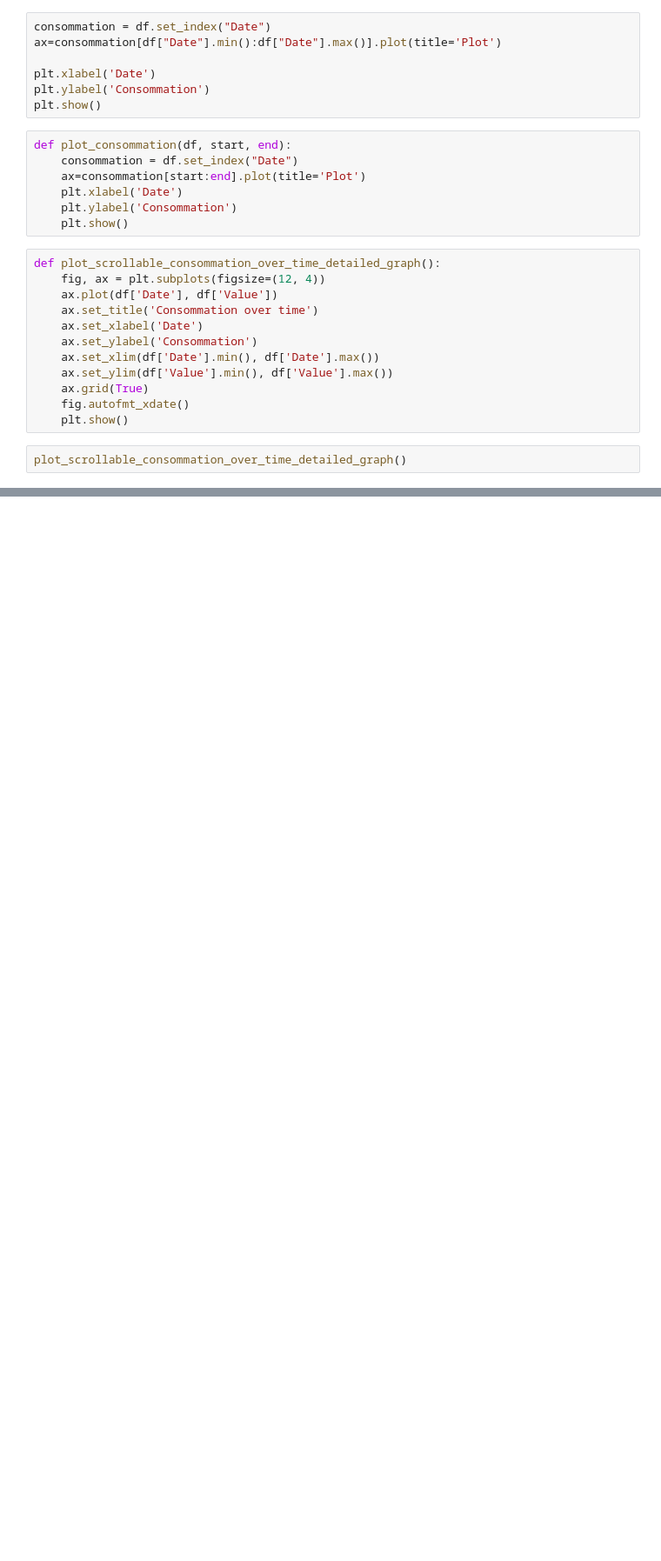
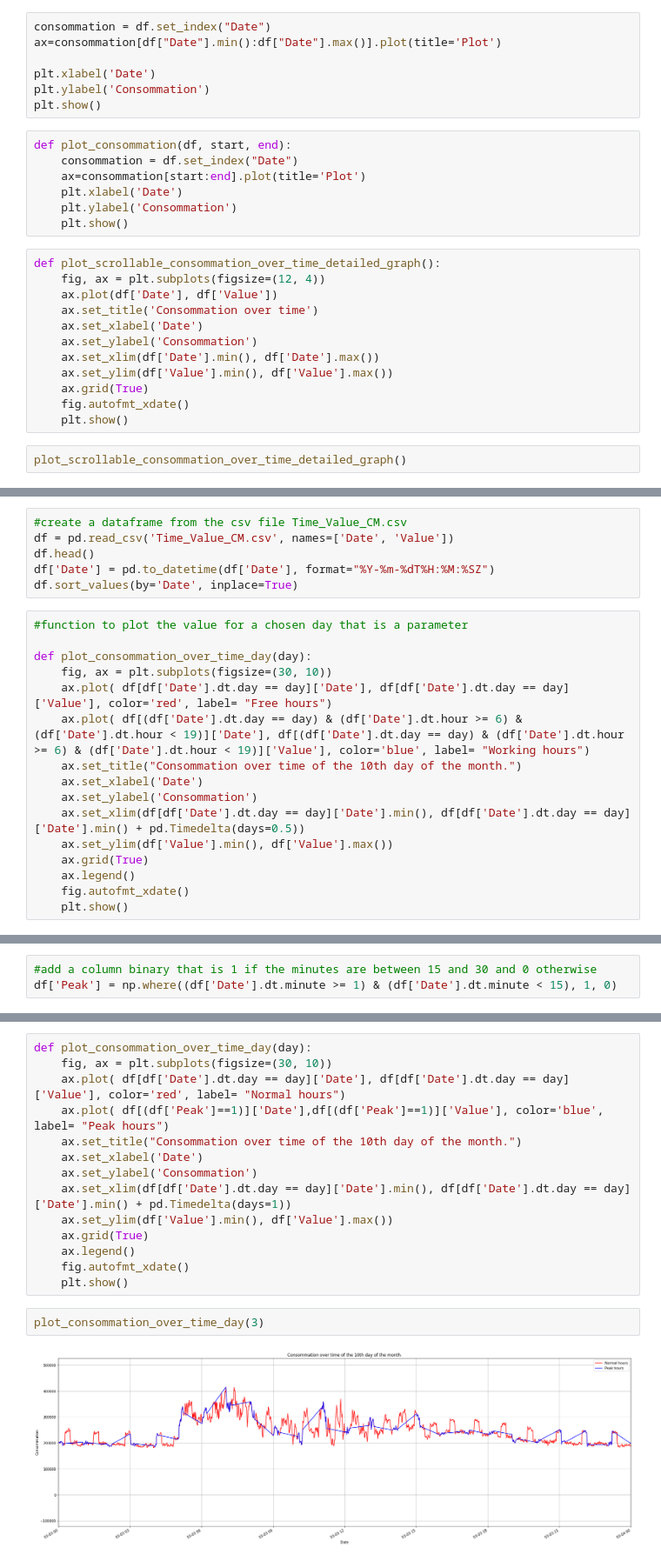
Before and after one commit to cojre/ml-project-2-stockdataholm, a Jupyter notebook: jennifer.ipynb, the cells around one changed output, grey strips where cells are left out. Shown at 87% size. Drawn from its saved outputs; the diff is of its cells as text; blank space fills up the shorter version.

```diff
--- a/jennifer.ipynb
+++ b/jennifer.ipynb
@@ -148,0 +160,22 @@ plot_scrollable_consommation_over_time_detailed_graph()
+# %%
+#create a dataframe from the csv file Time_Value_CM.csv
+df = pd.read_csv('Time_Value_CM.csv', names=['Date', 'Value'])
+df.head()
+df['Date'] = pd.to_datetime(df['Date'], format="%Y-%m-%dT%H:%M:%SZ")
+df.sort_values(by='Date', inplace=True)
+# %%
+#function to plot the value for a chosen day that is a parameter
+
+def plot_consommation_over_time_day(day):
+    fig, ax = plt.subplots(figsize=(30, 10))
+    ax.plot( df[df['Date'].dt.day == day]['Date'], df[df['Date'].dt.day == day]['Value'], color='red', label= "Free hours")
+    ax.plot( df[(df['Date'].dt.day == day) & (df['Date'].dt.hour >= 6) & (df['Date'].dt.hour < 19)]['Date'], df[(df['Date'].dt.day == day) & (df['Date'].dt.hour >= 6) & (df['Date'].dt.hour < 19)]['Value'], color='blue', label= "Working hours")
+    ax.set_title("Consommation over time of the 10th day of the month.")
+    ax.set_xlabel('Date')
+    ax.set_ylabel('Consommation')
+    ax.set_xlim(df[df['Date'].dt.day == day]['Date'].min(), df[df['Date'].dt.day == day]['Date'].min() + pd.Timedelta(days=0.5))
+    ax.set_ylim(df['Value'].min(), df['Value'].max())
+    ax.grid(True)
+    ax.legend()
+    fig.autofmt_xdate()
+    plt.show()
@@ -148,0 +185,3 @@ plot_scrollable_consommation_over_time_detailed_graph()
+# %%
+#add a column binary that is 1 if the minutes are between 15 and 30 and 0 otherwise
+df['Peak'] = np.where((df['Date'].dt.minute >= 1) & (df['Date'].dt.minute < 15), 1, 0)
@@ -148,0 +197,18 @@ plot_scrollable_consommation_over_time_detailed_graph()
+# %%
+def plot_consommation_over_time_day(day):
+    fig, ax = plt.subplots(figsize=(30, 10))
+    ax.plot( df[df['Date'].dt.day == day]['Date'], df[df['Date'].dt.day == day]['Value'], color='red', label= "Normal hours")
+    ax.plot( df[(df['Peak']==1)]['Date'],df[(df['Peak']==1)]['Value'], color='blue', label= "Peak hours")
+    ax.set_title("Consommation over time of the 10th day of the month.")
+    ax.set_xlabel('Date')
+    ax.set_ylabel('Consommation')
+    ax.set_xlim(df[df['Date'].dt.day == day]['Date'].min(), df[df['Date'].dt.day == day]['Date'].min() + pd.Timedelta(days=1))
+    ax.set_ylim(df['Value'].min(), df['Value'].max())
+    ax.grid(True)
+    ax.legend()
+    fig.autofmt_xdate()
+    plt.show()
+# %%
+plot_consommation_over_time_day(3)
+# %% [output]
+[figure, added]
```
Also changed, not shown: parts of 26 cells of this notebook, 1 other file.
